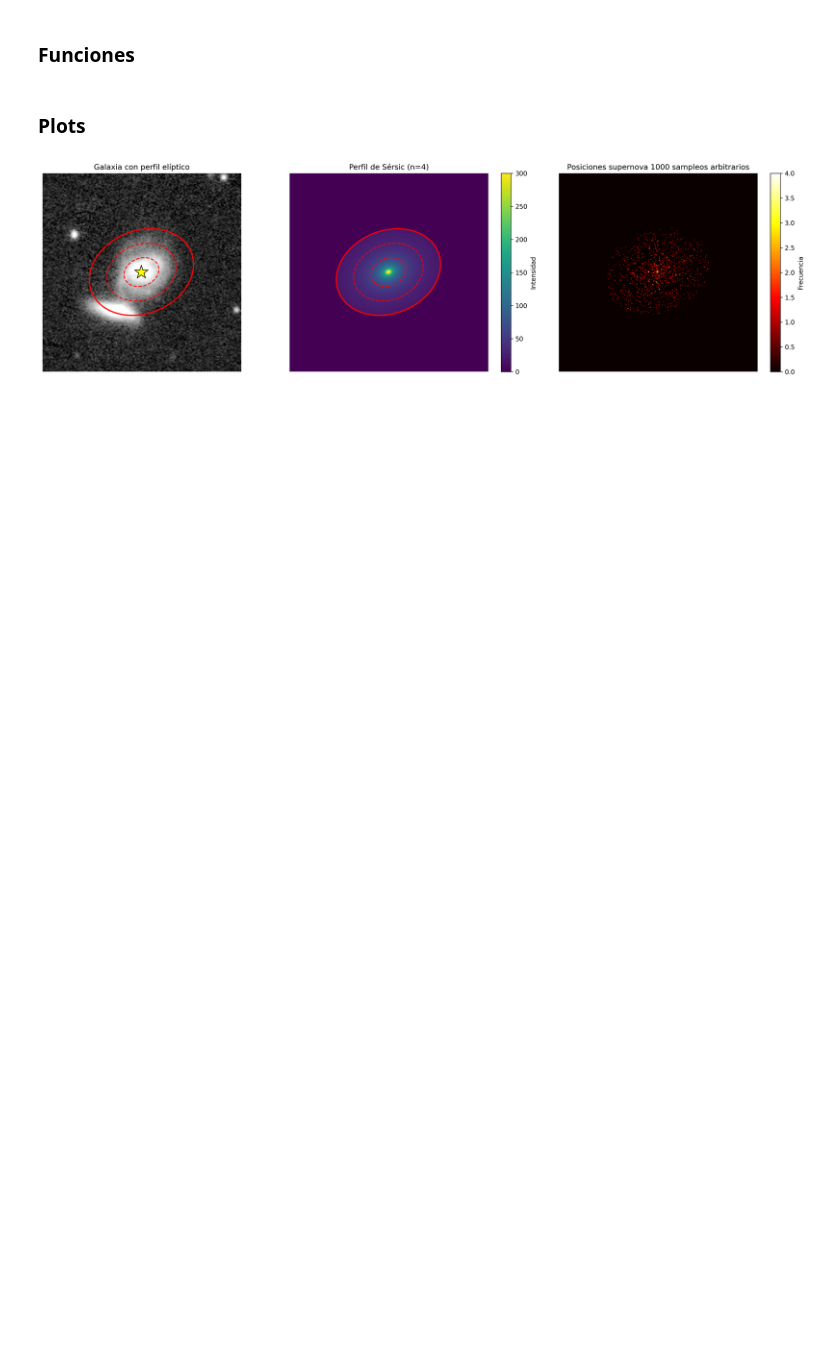
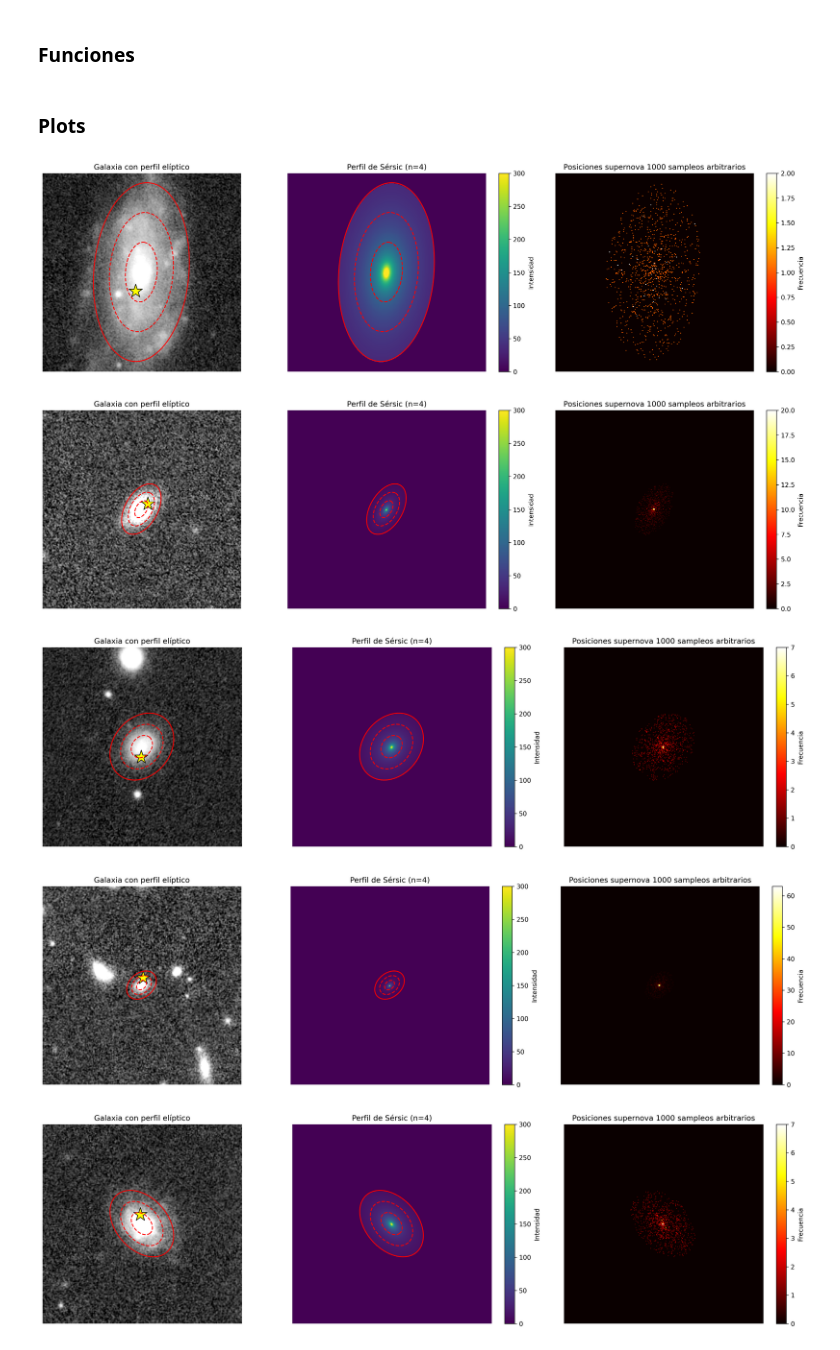
Before and after one commit to AlanMontanares/PRISM, a Jupyter notebook: notebooks/01.Sersic_profiles.ipynb, the cells around one changed output. Cells and saved outputs as stored; diff of their text form; code cells hidden in the pictures; blank space fills up the shorter version.

```diff
--- a/notebooks/01.Sersic_profiles.ipynb
+++ b/notebooks/01.Sersic_profiles.ipynb
@@ -144,2 +94,0 @@ def assign_sersic_category(df, pixel_scale=0.25, max_radius=3):
-# %%
-df_sersic = assign_sersic_category(df_sersic)
@@ -174,10 +114,7 @@ def get_sdss_img(df, id, fov, size):
     r = r[0].data.byteswap().newbyteorder()
     r = np.nan_to_num(r, 0)
 
-    # Las imagenes de DELIGHT estan con estas transformaciones
-    r = np.rot90(r, k=1)
-    r = np.flipud(r)
-    return r
+    return np.flipud(r) # flip eje horizontal
 # %%
 def plot_galaxy_and_sersic(df, idx, Ie=1.0, n=4, scale_factor=3):
 
@@ -210,24 +147,23 @@ def plot_galaxy_and_sersic(df, idx, Ie=1.0, n=4, scale_factor=3):
 
     # vemos las posiciones que tomo la supernova en 1000 iteraciones
     random_pos = []
-    for i in range(2):
+    for i in range(1000):
         pos = generate_random_pos(sersic_radius = Re_arcsec,
                                     sersic_ab = b_over_a,
-                                    sersic_phi =theta_sersic,
+                                    sersic_phi = theta_sersic,
                                     img_size = image_data.shape[0])
         random_pos.append(pos)
 
     random_pos =  np.array(random_pos) + x_center
-    x_iter = random_pos[:, 1]
-    y_iter = random_pos[:, 0]
-
+    x_iter = random_pos[:, 0]
+    y_iter = random_pos[:, 1]
 
     fig, axes = plt.subplots(1, 3, figsize=(18, 5), dpi=300)
 
     dx, dy = row[["dx","dy"]].values
 
-    x_star = x_center + dy
-    y_star = y_center + dx
+    x_star = x_center + dx
+    y_star = y_center - dy
 
     # Imagen real con elipse
     ax1 = axes[0]
@@ -243,18 +179,12 @@ def plot_galaxy_and_sersic(df, idx, Ie=1.0, n=4, scale_factor=3):
                vmin=np.percentile(image_data, 1),
                vmax=np.percentile(image_data, 99))
 
-    ellipse1 = Ellipse((x_center, y_center),
-                       width=B_pix * 2 * scale_factor,
-                       height=A_pix * 2 * scale_factor,
-                       angle=-theta_sersic,
-                       edgecolor='red', facecolor='none', lw=2)
-    ax1.add_patch(ellipse1)
 
     for r in [1, 2, 3]:
         ellipse = Ellipse((x_center, y_center),
                         width=B_pix * 2 * r,
                         height=A_pix * 2 * r,
-                        angle=-theta_sersic,
+                        angle=-theta_sersic+90,
                         edgecolor='red',
                         facecolor='none',
                         lw=1.5,
@@ -267,20 +197,13 @@ def plot_galaxy_and_sersic(df, idx, Ie=1.0, n=4, scale_factor=3):
     # Mostrar perfil de Sérsic
     ax2 = axes[1]
     im = ax2.imshow(sersic_img, cmap='viridis', vmin=0, vmax=300)
-    ellipse2 = Ellipse((x_center, y_center),
-                       width=B_pix * 2 * scale_factor,
-                       height=A_pix * 2 * scale_factor,
-                       angle=-theta_sersic,
-                       edgecolor='red', facecolor='none', lw=2)
-
-    ax2.add_patch(ellipse2)
 
     # Posciones SN arbitrarias
     for r in [1, 2, 3]:
         ellipse = Ellipse((x_center, y_center),
                         width=B_pix * 2 * r,
                         height=A_pix * 2 * r,
-                        angle=-theta_sersic,
+                        angle=-theta_sersic+90,
                         edgecolor='red',
                         facecolor='none',
                         lw=1.5,
@@ -293,7 +216,7 @@ def plot_galaxy_and_sersic(df, idx, Ie=1.0, n=4, scale_factor=3):
 
     ax3 = axes[2]
     hist, _, _ = np.histogram2d(x_iter, y_iter, bins=240, range=[[0, 240], [0, 240]])
-    im3 = ax3.imshow(hist.T, cmap='hot', interpolation='nearest')
+    im3 = ax3.imshow(hist, cmap='hot', interpolation='nearest')
     ax3.set_title('Posiciones supernova 1000 sampleos arbitrarios')
     ax3.axis('off')
     fig.colorbar(im3, ax=ax3, label='Frecuencia')
@@ -306,7 +229,12 @@ def plot_galaxy_and_sersic(df, idx, Ie=1.0, n=4, scale_factor=3):
 # %% [markdown]
 ### Plots
 # %%
-sersic_prof = plot_galaxy_and_sersic(df = df_sersic,
-                                     idx = 14)
+for idx in range(7):
+    _ = plot_galaxy_and_sersic(df = df_sersic,
+                               idx = idx)
 # %% [output]
-[figure, old version]
+[figure, new version]
+[figure, added]
+[figure, added]
+[figure, added]
+[figure, added]
```
Also changed, not shown: parts of 8 cells of this notebook, 1 other file.
